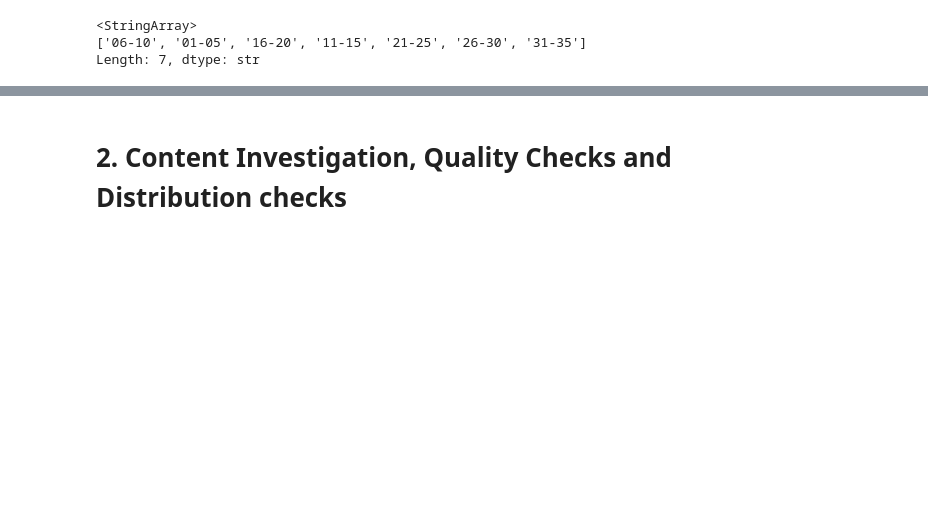
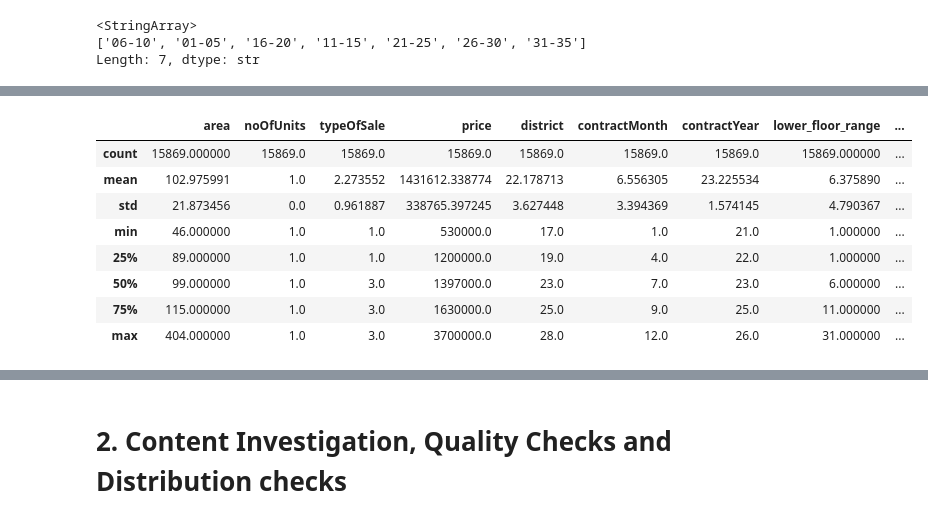
Before and after one commit to mohamed-ahshik/dsad_tech_assignment, a Jupyter notebook: notebook/eda.ipynb, the cells around one changed output, grey strips where cells are left out. Drawn from its saved outputs; the diff is of its cells as text; code cells hidden in the pictures; blank space fills up the shorter version.

```diff
--- a/notebook/eda.ipynb
+++ b/notebook/eda.ipynb
@@ -282,0 +498,23 @@ None
+# %%
+# Convert each column to the specified datatypes
+df_ec = df_ec.astype({
+    'area': float,                 # int in schema, but may have floats in source
+    'floorRange': str,
+    'noOfUnits': 'Int64',            # nullable integer
+    'contractDate': 'Int64',
+    'typeOfSale': 'Int64',
+    'price': 'Int64',
+    'propertyType': str,
+    'district': 'Int64',
+    'typeOfArea': str,
+    'tenure': str,
+    'nettPrice': 'Int64',
+    'street': str,
+    'x': float,                    # in outputs x and y look like floats
+    'y': float,
+    'marketSegment': str,
+    'project': str
+})
+
+print(df_ec.shape)
+print(df_ec.info())
@@ -283,3 +539,7 @@ None
 # %%
 df_ec = df_ec.drop(columns=['nettPrice'])
 df_ec = df_ec.drop(columns=['x', 'y'])
+# %%
+print(f'Duplicated values in the dataframe: {df_ec.duplicated().sum()}')
+df_ec.drop_duplicates(inplace=True)
+print(f'Duplicated values in the dataframe after removing duplicates: {df_ec.duplicated().sum()}')
@@ -309,8 +590,8 @@ print(unique_floor_ranges)
 Length: 7, dtype: str
 # %%
 # Create new columns 'lower_floor_range' and 'higher_floor_range' by splitting 'floorRange'
-df_ec['lower_floor_range'] = df_ec['floorRange'].str.extract(r'(\d+)')
-df_ec['higher_floor_range'] = df_ec['floorRange'].str.extract(r'-(\d+)')
+df_ec['lower_floor_range'] = df_ec['floorRange'].str.extract(r'(\d+)').astype(int)
+df_ec['higher_floor_range'] = df_ec['floorRange'].str.extract(r'-(\d+)').astype(int)
 # %%
 df_ec = df_ec.drop(columns=['floorRange'])
 # %%
@@ -344,0 +621,2 @@ Observation
+# %%
+df_ec.drop(columns=['contractDate'], inplace=True)
@@ -344,0 +632,12 @@ Observation
+# %%
+df_ec.describe()
+# %% [output]
+|  | area | noOfUnits | typeOfSale | price | district | contractMonth | contractYear | lower_floor_range | ... |
+| count | 15869.000000 | 15869.0 | 15869.0 | 15869.0 | 15869.0 | 15869.0 | 15869.0 | 15869.000000 | ... |
+| mean | 102.975991 | 1.0 | 2.273552 | 1431612.338774 | 22.178713 | 6.556305 | 23.225534 | 6.375890 | ... |
+| std | 21.873456 | 0.0 | 0.961887 | 338765.397245 | 3.627448 | 3.394369 | 1.574145 | 4.790367 | ... |
+| min | 46.000000 | 1.0 | 1.0 | 530000.0 | 17.0 | 1.0 | 21.0 | 1.000000 | ... |
+| 25% | 89.000000 | 1.0 | 1.0 | 1200000.0 | 19.0 | 4.0 | 22.0 | 1.000000 | ... |
+| 50% | 99.000000 | 1.0 | 3.0 | 1397000.0 | 23.0 | 7.0 | 23.0 | 6.000000 | ... |
+| 75% | 115.000000 | 1.0 | 3.0 | 1630000.0 | 25.0 | 9.0 | 25.0 | 11.000000 | ... |
+| max | 404.000000 | 1.0 | 3.0 | 3700000.0 | 28.0 | 12.0 | 26.0 | 31.000000 | ... |
```
Also changed, not shown: parts of 75 cells of this notebook, 4 other files.
